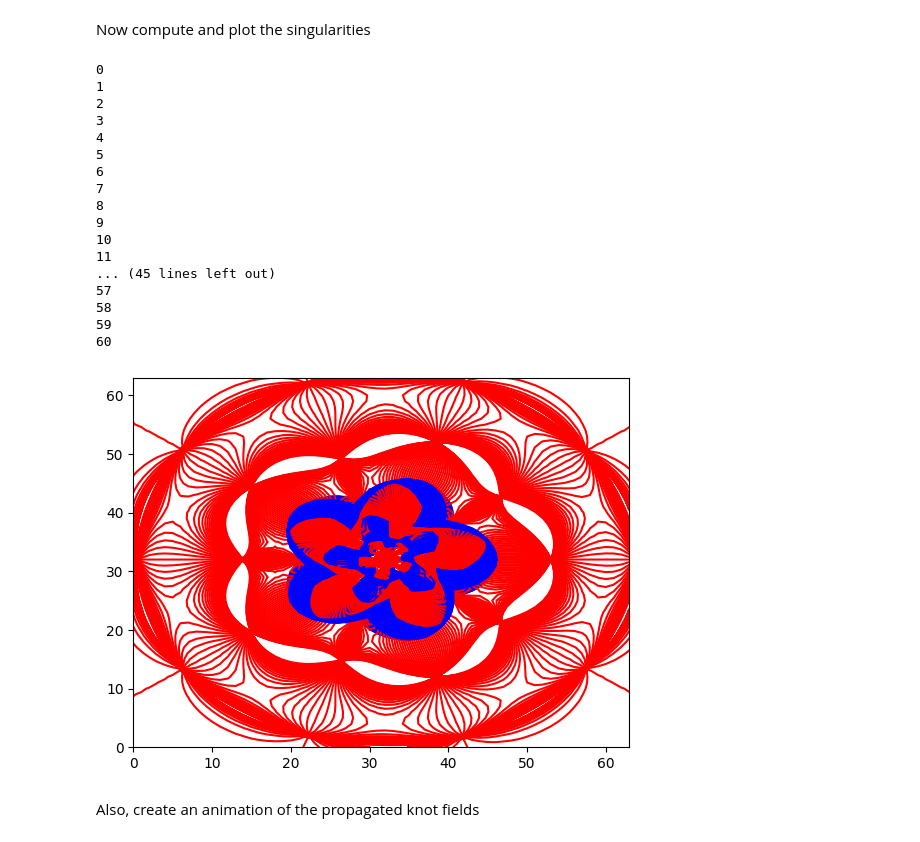
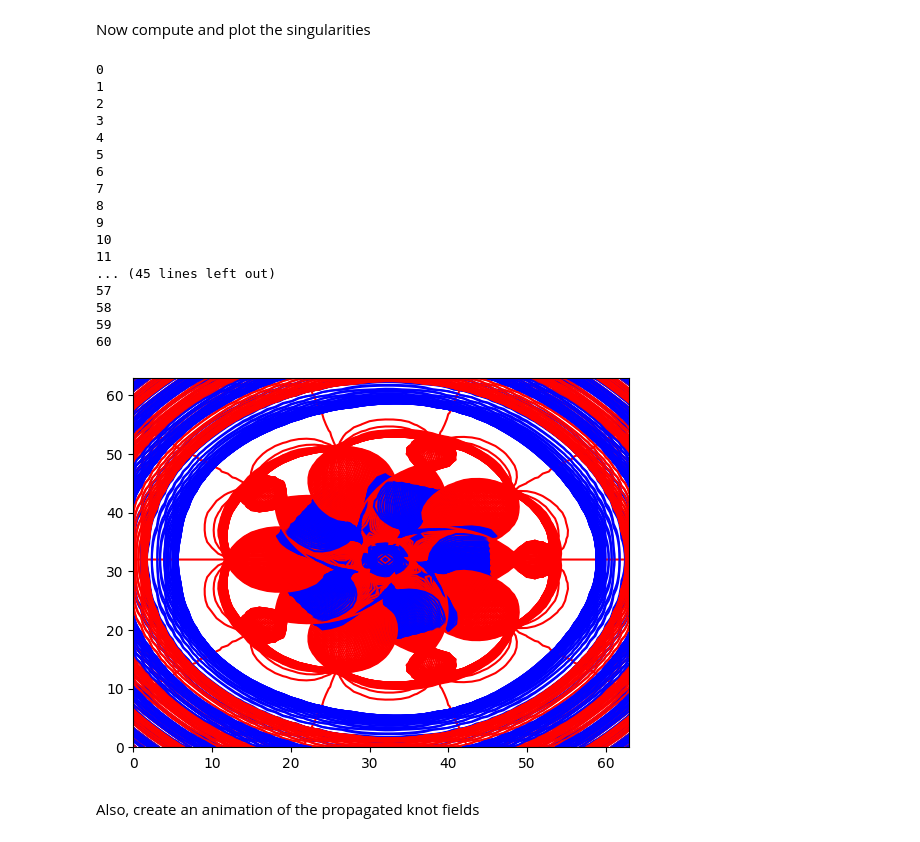
Before and after one commit to TareqJ1000/KnotSorter, a Jupyter notebook: KnotPropagator.ipynb, the cells around one changed output. Cells and saved outputs as stored; diff of their text form; code cells hidden in the pictures.

Commit message:
Recommit without large KnotSortMisc.nb

```diff
--- a/KnotPropagator.ipynb
+++ b/KnotPropagator.ipynb
@@ -27,8 +27,8 @@ nm = 1e-9
 # %% [markdown]
 Load simulation parameters
 # %%
-simName = "simKnot3"
-stream = open(f"configs/{simName}.yaml", 'r')
+simName = "simKnot4"
+stream = open(f"simknot_configs/{simName}.yaml", 'r')
 cnfg = yaml.load(stream, Loader=Loader)
 
 knotType = cnfg['knotType'] # The type of knot to propagate
@@ -103,31 +108,31 @@ Now compute and plot the singularities
 # %%
 # Now compute and plot the singularities with contour filtering
 # The plotted singularities are scaled in the z-direction by a factor of 2
 # min_contour_length filters out small noisy contours
 
-min_contour_length = 20  # Adjust this value to filter more/less aggressively
+min_contour_length = 30 # Adjust this value to filter more/less aggressively
 
 sing = Singular2(TP, True)
 knot_fig = KnotPlot(sing, 3)
 # %% [output]
 0
 1
 2
 3
 4
 5
 6
 7
 8
 9
 10
 11
 ... (45 lines left out)
 57
 58
 59
 60
-[figure, old version]
+[figure, new version]
 # %%
 knot_fig.write_html(f"{simName}.html")
 # %% [markdown]
```
Also changed, not shown: parts of 4 cells of this notebook, 16 other files.
